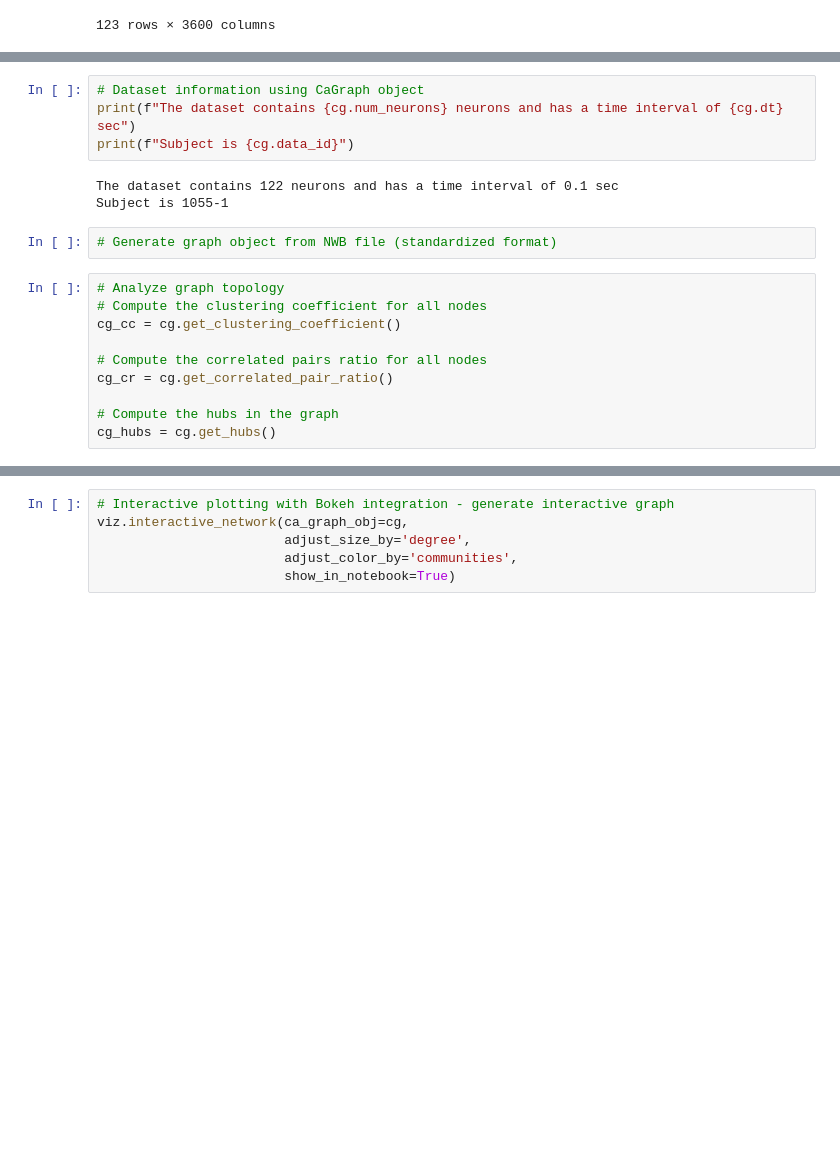
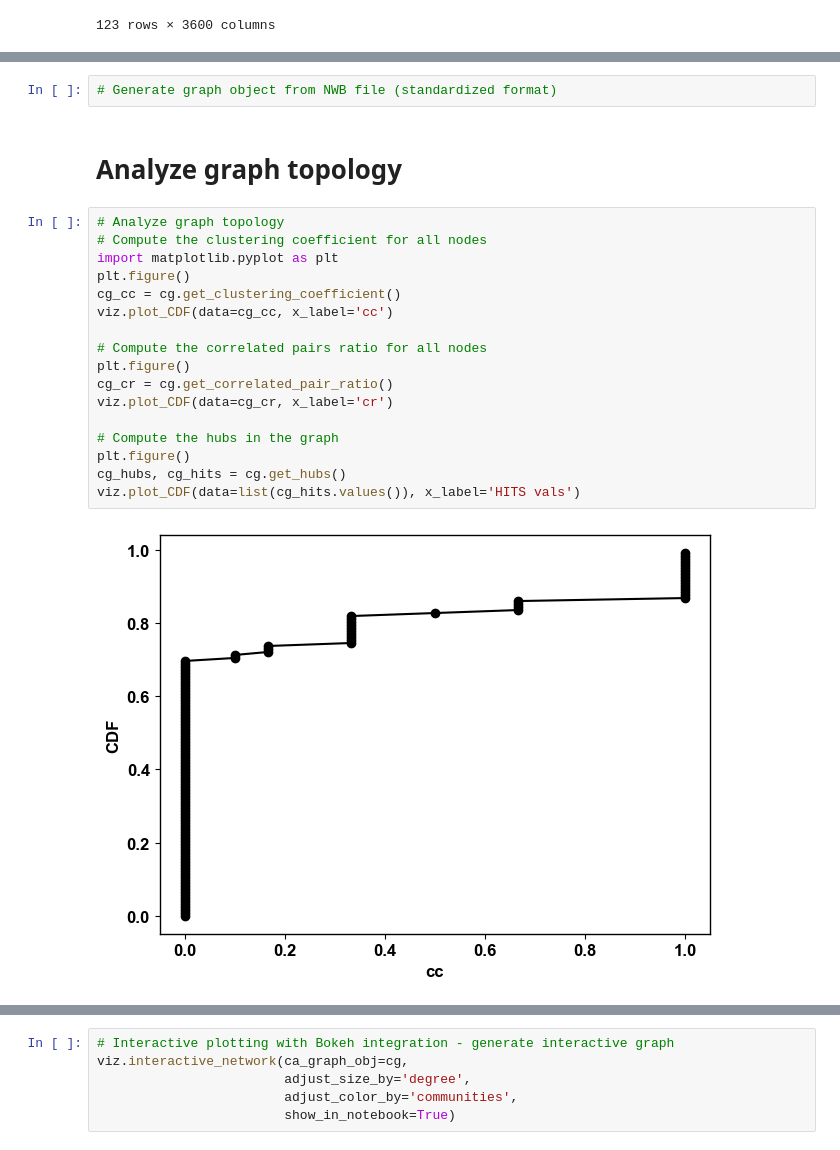
Before and after one commit to vporubsky/CaGraph, a Jupyter notebook: cagraph_tutorial.ipynb, the cells around one changed output, grey strips where cells are left out. Saved outputs shown, nothing was run; the diff lists cells and outputs as text; blank space fills up the shorter version.

```diff
--- a/cagraph_tutorial.ipynb
+++ b/cagraph_tutorial.ipynb
@@ -57,19 +98,23 @@ cg_graph = cg.get_network_graph() # Construct a graph
-# %%
-# Dataset information using CaGraph object
-print(f"The dataset contains {cg.num_neurons} neurons and has a time interval of {cg.dt} sec")
-print(f"Subject is {cg.data_id}")
-# %% [output]
-The dataset contains 122 neurons and has a time interval of 0.1 sec
-Subject is 1055-1
 # %%
 # Generate graph object from NWB file (standardized format)
+# %% [markdown]
+# Analyze graph topology <a class="anchor" id="analyze-graph"></a>
 # %%
 # Analyze graph topology
 # Compute the clustering coefficient for all nodes
+import matplotlib.pyplot as plt
+plt.figure()
 cg_cc = cg.get_clustering_coefficient()
+viz.plot_CDF(data=cg_cc, x_label='cc')
 
 # Compute the correlated pairs ratio for all nodes
+plt.figure()
 cg_cr = cg.get_correlated_pair_ratio()
+viz.plot_CDF(data=cg_cr, x_label='cr')
 
 # Compute the hubs in the graph
-cg_hubs = cg.get_hubs()
+plt.figure()
+cg_hubs, cg_hits = cg.get_hubs()
+viz.plot_CDF(data=list(cg_hits.values()), x_label='HITS vals')
+# %% [output]
+[figure, added]
```
Also changed, not shown: parts of 24 cells of this notebook, 27 other files.
